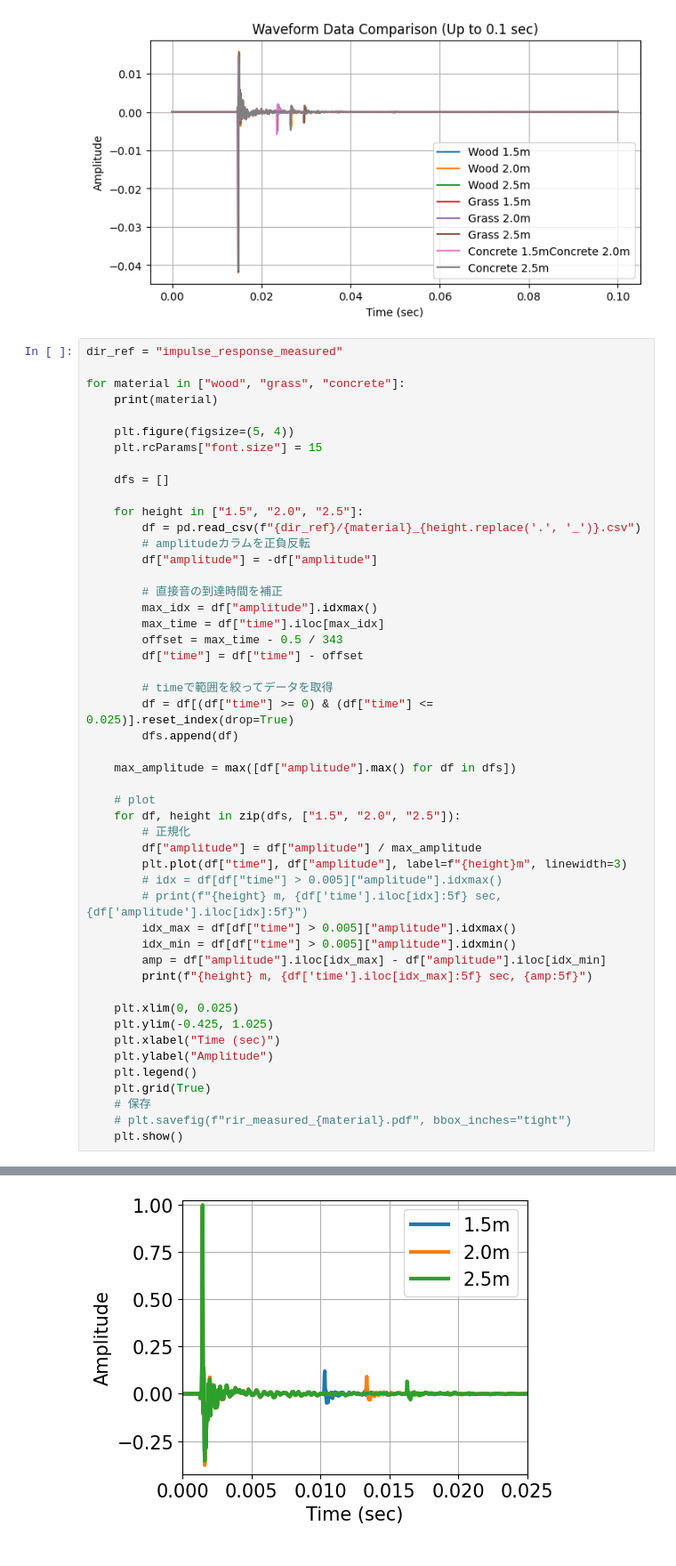
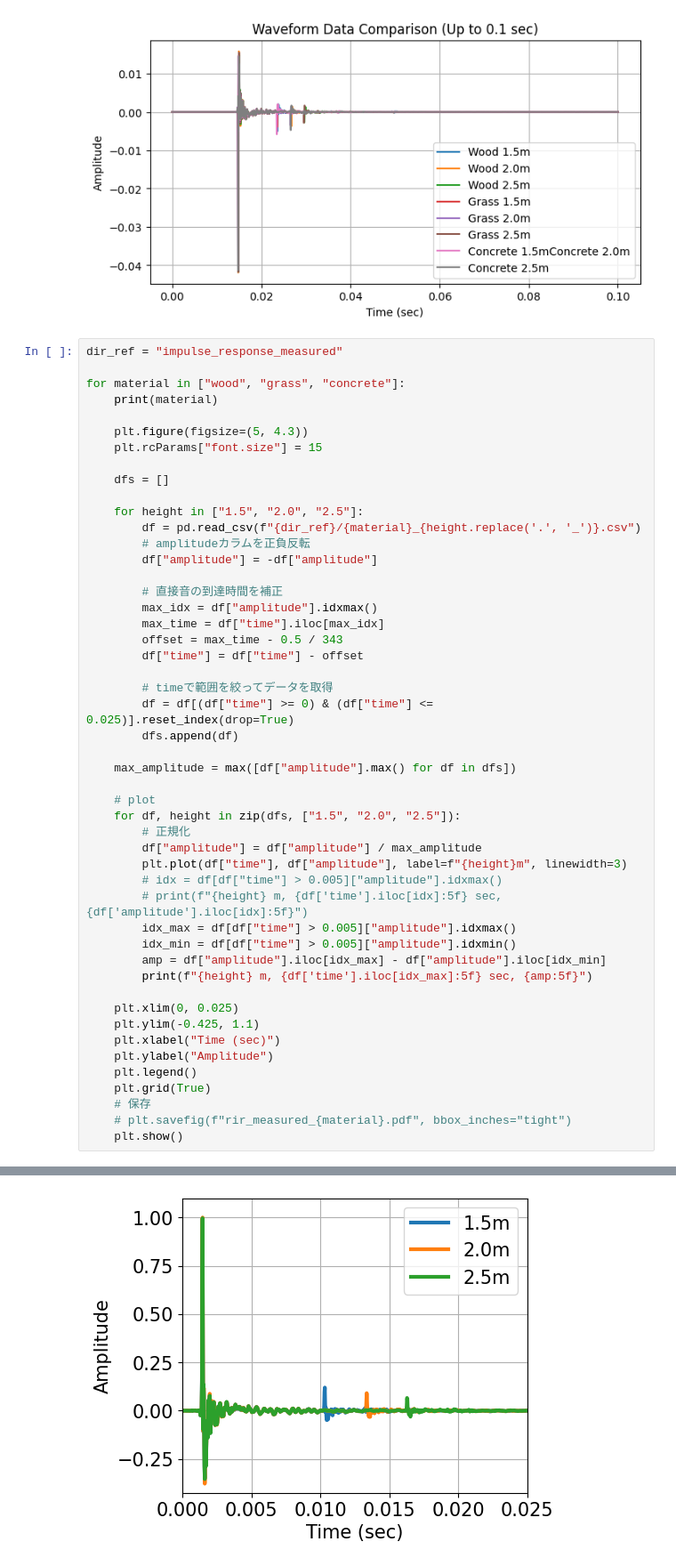
Before and after one commit to masachika-kamada/disaster-quadcopter-sound-source-localization-with-pyroomacoustics, a Jupyter notebook: notebooks/pra_realism_assessment.ipynb, the cells around one changed output, grey strips where cells are left out. Shown at 89% size. Drawn from its saved outputs; the diff is of its cells as text.

Commit message:
[update] adjust graph display size

```diff
--- a/notebooks/pra_realism_assessment.ipynb
+++ b/notebooks/pra_realism_assessment.ipynb
@@ -58,7 +58,7 @@ dir_ref = "impulse_response_measured"
 for material in ["wood", "grass", "concrete"]:
     print(material)
 
-    plt.figure(figsize=(5, 4))
+    plt.figure(figsize=(5, 4.3))
     plt.rcParams["font.size"] = 15
 
     dfs = []
@@ -78,35 +78,35 @@ for material in ["wood", "grass", "concrete"]:
         df = df[(df["time"] >= 0) & (df["time"] <= 0.025)].reset_index(drop=True)
         dfs.append(df)
 
     max_amplitude = max([df["amplitude"].max() for df in dfs])
 
     # plot
     for df, height in zip(dfs, ["1.5", "2.0", "2.5"]):
         # 正規化
         df["amplitude"] = df["amplitude"] / max_amplitude
         plt.plot(df["time"], df["amplitude"], label=f"{height}m", linewidth=3)
         # idx = df[df["time"] > 0.005]["amplitude"].idxmax()
         # print(f"{height} m, {df['time'].iloc[idx]:5f} sec, {df['amplitude'].iloc[idx]:5f}")
         idx_max = df[df["time"] > 0.005]["amplitude"].idxmax()
         idx_min = df[df["time"] > 0.005]["amplitude"].idxmin()
         amp = df["amplitude"].iloc[idx_max] - df["amplitude"].iloc[idx_min]
         print(f"{height} m, {df['time'].iloc[idx_max]:5f} sec, {amp:5f}")
 
     plt.xlim(0, 0.025)
-    plt.ylim(-0.425, 1.025)
+    plt.ylim(-0.425, 1.1)
     plt.xlabel("Time (sec)")
     plt.ylabel("Amplitude")
     plt.legend()
     plt.grid(True)
     # 保存
     # plt.savefig(f"rir_measured_{material}.pdf", bbox_inches="tight")
     plt.show()
 # %% [output]
 wood
 1.5 m, 0.010324 sec, 0.168256
 2.0 m, 0.013362 sec, 0.122832
 2.5 m, 0.016288 sec, 0.096857
-[figure, old version]
+[figure, new version]
 grass
 1.5 m, 0.010233 sec, 0.132847
 2.0 m, 0.013226 sec, 0.115165
```
Also changed, not shown: parts of 2 cells of this notebook.
